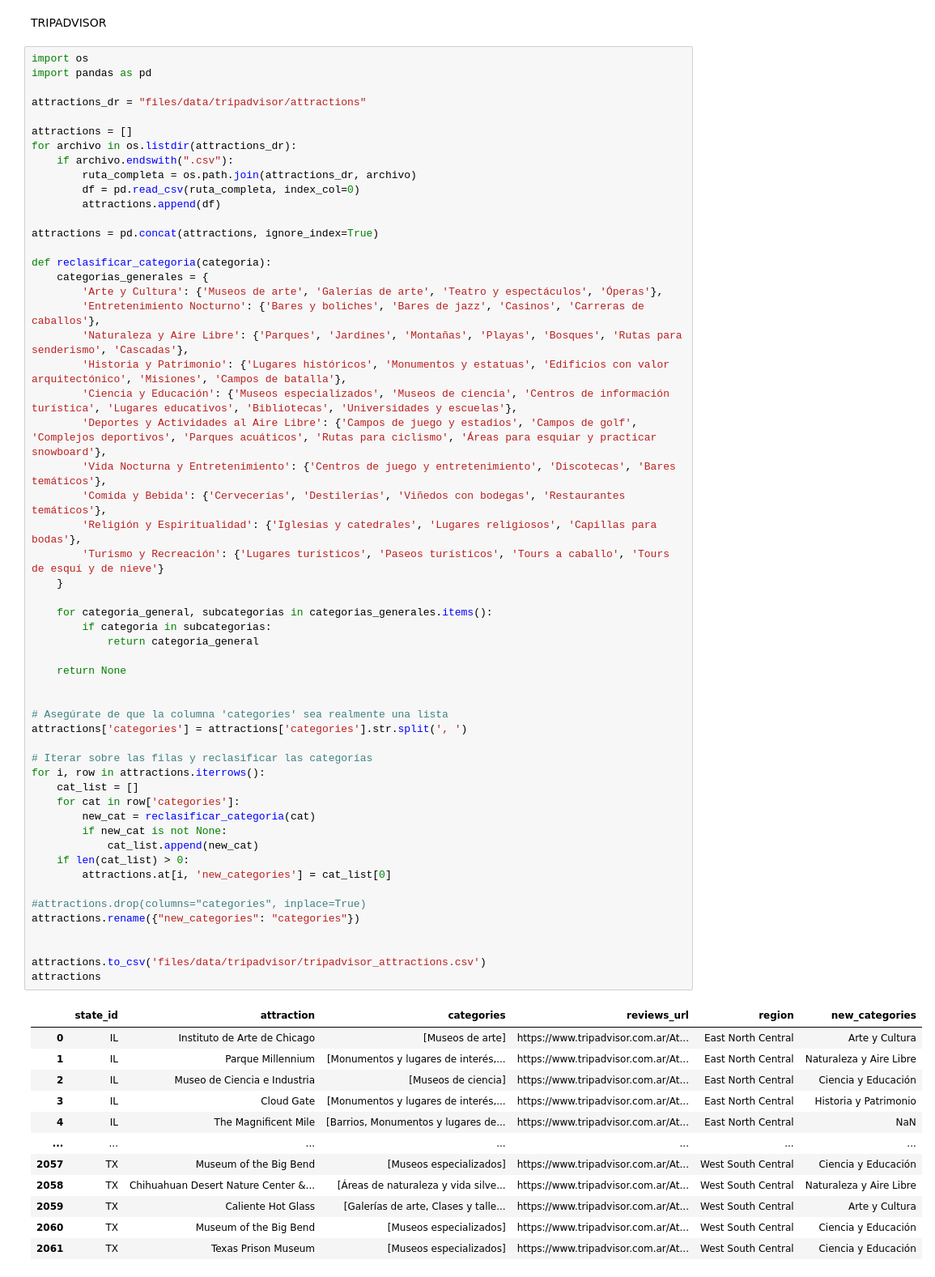
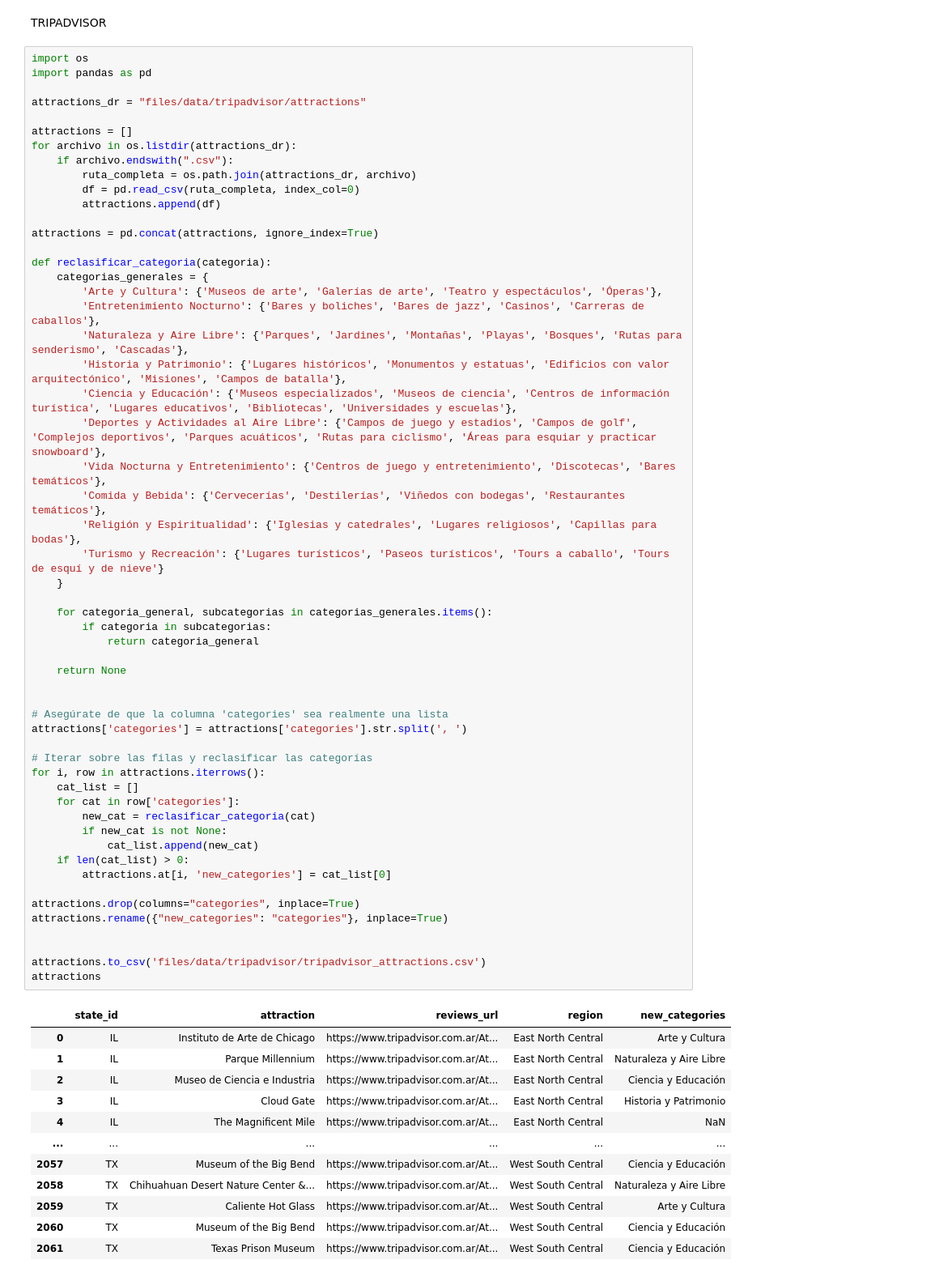
Before and after one commit to LeonardoCostaH/PF_DS_YELP, a Jupyter notebook: 01_ETL.ipynb, the cells around one changed output. Shown at 81% size. Cells and saved outputs as stored; diff of their text form.

```diff
--- a/01_ETL.ipynb
+++ b/01_ETL.ipynb
@@ -398,44 +398,44 @@ def reclasificar_categoria(categoria):
         'Comida y Bebida': {'Cervecerías', 'Destilerías', 'Viñedos con bodegas', 'Restaurantes temáticos'},
         'Religión y Espiritualidad': {'Iglesias y catedrales', 'Lugares religiosos', 'Capillas para bodas'},
         'Turismo y Recreación': {'Lugares turísticos', 'Paseos turísticos', 'Tours a caballo', 'Tours de esquí y de nieve'}
     }
 
     for categoria_general, subcategorias in categorias_generales.items():
         if categoria in subcategorias:
             return categoria_general
 
     return None
 
 
 # Asegúrate de que la columna 'categories' sea realmente una lista
 attractions['categories'] = attractions['categories'].str.split(', ')
 
 # Iterar sobre las filas y reclasificar las categorías
 for i, row in attractions.iterrows():
     cat_list = []
     for cat in row['categories']:
         new_cat = reclasificar_categoria(cat)
         if new_cat is not None:
             cat_list.append(new_cat)
     if len(cat_list) > 0:
         attractions.at[i, 'new_categories'] = cat_list[0]
 
-#attractions.drop(columns="categories", inplace=True)
-attractions.rename({"new_categories": "categories"})
+attractions.drop(columns="categories", inplace=True)
+attractions.rename({"new_categories": "categories"}, inplace=True)
 
 
 attractions.to_csv('files/data/tripadvisor/tripadvisor_attractions.csv')
 attractions
 # %% [output]
-|  | state_id | attraction | categories | reviews_url | region | new_categories |
-| 0 | IL | Instituto de Arte de Chicago | [Museos de arte] | https://www.tripadvisor.com.ar/At... | East North Central | Arte y Cultura |
-| 1 | IL | Parque Millennium | [Monumentos y lugares de interés,... | https://www.tripadvisor.com.ar/At... | East North Central | Naturaleza y Aire Libre |
-| 2 | IL | Museo de Ciencia e Industria | [Museos de ciencia] | https://www.tripadvisor.com.ar/At... | East North Central | Ciencia y Educación |
-| 3 | IL | Cloud Gate | [Monumentos y lugares de interés,... | https://www.tripadvisor.com.ar/At... | East North Central | Historia y Patrimonio |
-| 4 | IL | The Magnificent Mile | [Barrios, Monumentos y lugares de... | https://www.tripadvisor.com.ar/At... | East North Central | NaN |
-| ... | ... | ... | ... | ... | ... | ... |
-| 2057 | TX | Museum of the Big Bend | [Museos especializados] | https://www.tripadvisor.com.ar/At... | West South Central | Ciencia y Educación |
-| 2058 | TX | Chihuahuan Desert Nature Center &... | [Áreas de naturaleza y vida silve... | https://www.tripadvisor.com.ar/At... | West South Central | Naturaleza y Aire Libre |
-| 2059 | TX | Caliente Hot Glass | [Galerías de arte, Clases y talle... | https://www.tripadvisor.com.ar/At... | West South Central | Arte y Cultura |
-| 2060 | TX | Museum of the Big Bend | [Museos especializados] | https://www.tripadvisor.com.ar/At... | West South Central | Ciencia y Educación |
-| 2061 | TX | Texas Prison Museum | [Museos especializados] | https://www.tripadvisor.com.ar/At... | West South Central | Ciencia y Educación |
+|  | state_id | attraction | reviews_url | region | new_categories |
+| 0 | IL | Instituto de Arte de Chicago | https://www.tripadvisor.com.ar/At... | East North Central | Arte y Cultura |
+| 1 | IL | Parque Millennium | https://www.tripadvisor.com.ar/At... | East North Central | Naturaleza y Aire Libre |
+| 2 | IL | Museo de Ciencia e Industria | https://www.tripadvisor.com.ar/At... | East North Central | Ciencia y Educación |
+| 3 | IL | Cloud Gate | https://www.tripadvisor.com.ar/At... | East North Central | Historia y Patrimonio |
+| 4 | IL | The Magnificent Mile | https://www.tripadvisor.com.ar/At... | East North Central | NaN |
+| ... | ... | ... | ... | ... | ... |
+| 2057 | TX | Museum of the Big Bend | https://www.tripadvisor.com.ar/At... | West South Central | Ciencia y Educación |
+| 2058 | TX | Chihuahuan Desert Nature Center &... | https://www.tripadvisor.com.ar/At... | West South Central | Naturaleza y Aire Libre |
+| 2059 | TX | Caliente Hot Glass | https://www.tripadvisor.com.ar/At... | West South Central | Arte y Cultura |
+| 2060 | TX | Museum of the Big Bend | https://www.tripadvisor.com.ar/At... | West South Central | Ciencia y Educación |
+| 2061 | TX | Texas Prison Museum | https://www.tripadvisor.com.ar/At... | West South Central | Ciencia y Educación |
```
Also changed, not shown: parts of 3 cells of this notebook, 2 other files.
